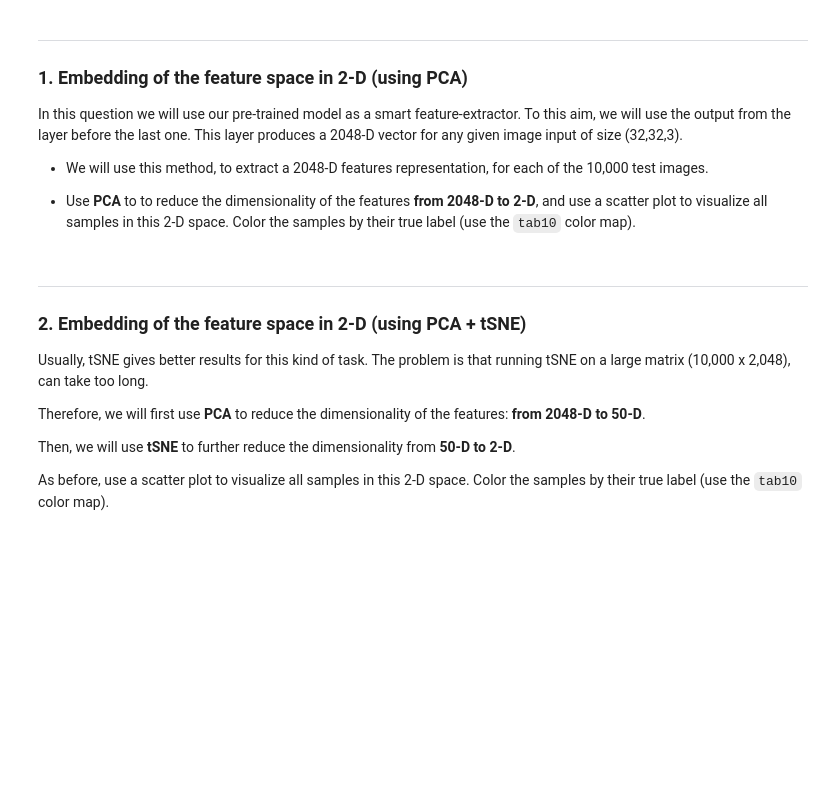
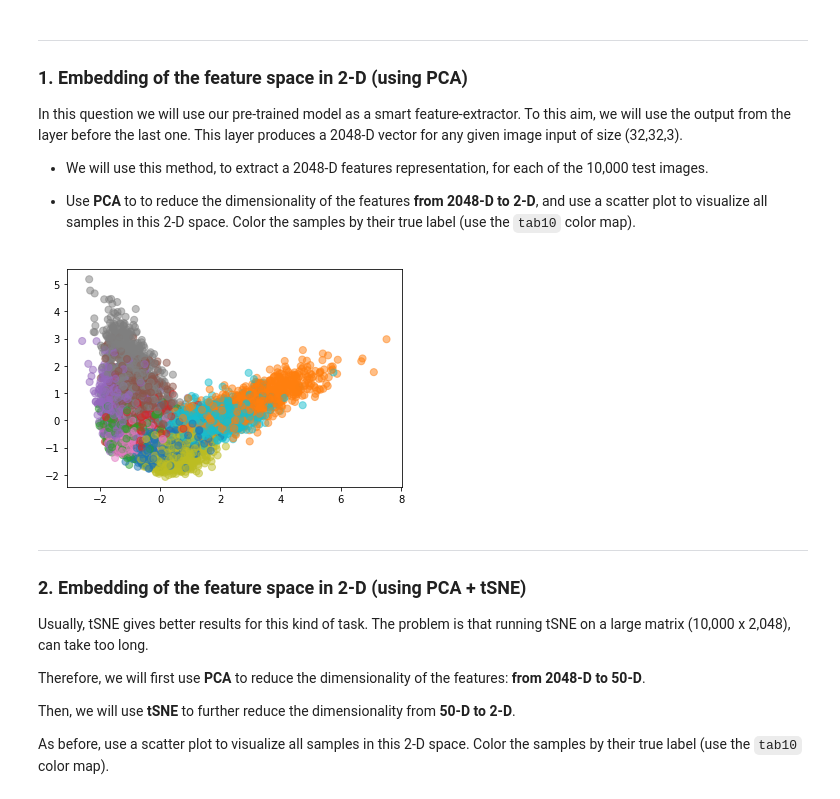
Before and after one commit to sergienko4/deep-learing, a Jupyter notebook: ex6.ipynb, the cells around one changed output. Cells and saved outputs as stored; diff of their text form; code cells hidden in the pictures; blank space fills up the shorter version.

```diff
--- a/ex6.ipynb
+++ b/ex6.ipynb
@@ -63,3 +87,22 @@ To this aim, we will use the output from the layer before the last one. This lay
+# %%
+def print_scatter_with_reduce_model(model, prediction, y):
+  # colors = np.random.randint(100, size=(len(prediction)))
+  x_reduced = model.fit_transform(prediction)
+  x_cord = []
+  y_cord = []
+  for rec in x_reduced:
+    x_cord.append(rec[0])
+    y_cord.append(rec[1])
+
+  plt.scatter(x_cord, y_cord, s=50,c=y,cmap='tab10', alpha=0.5)
+# %%
+activations = Model(inputs=model.inputs, outputs=model.layers[18].output)
+prediction = activations.predict(x_test)
+# %%
+pca = PCA(n_components=2)
+print_scatter_with_reduce_model(pca,prediction,y_test)
+# %% [output]
+[figure, added]
 # %% [markdown]
 ---
 ### 2. Embedding of the feature space in 2-D (using PCA + tSNE)
```
Also changed, not shown: parts of 7 cells of this notebook.
